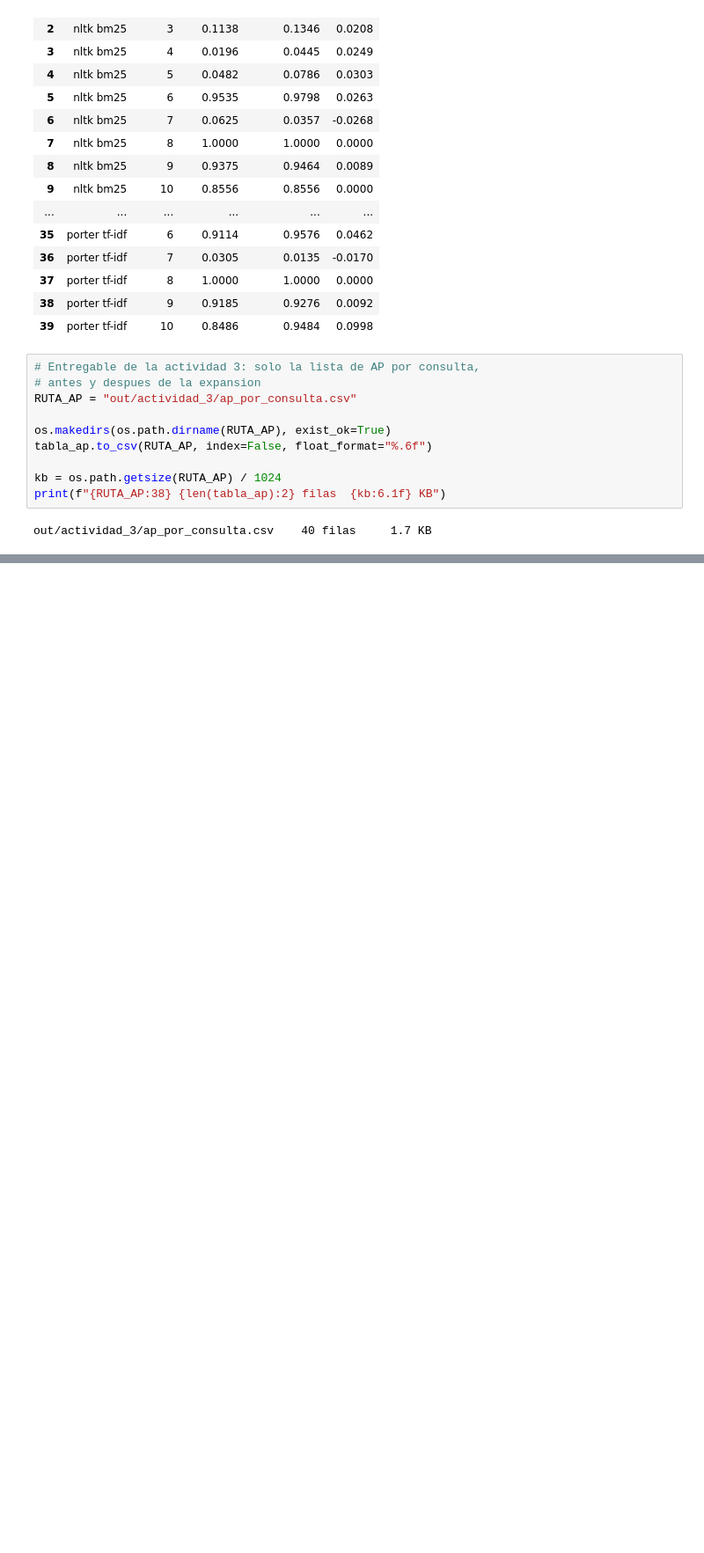
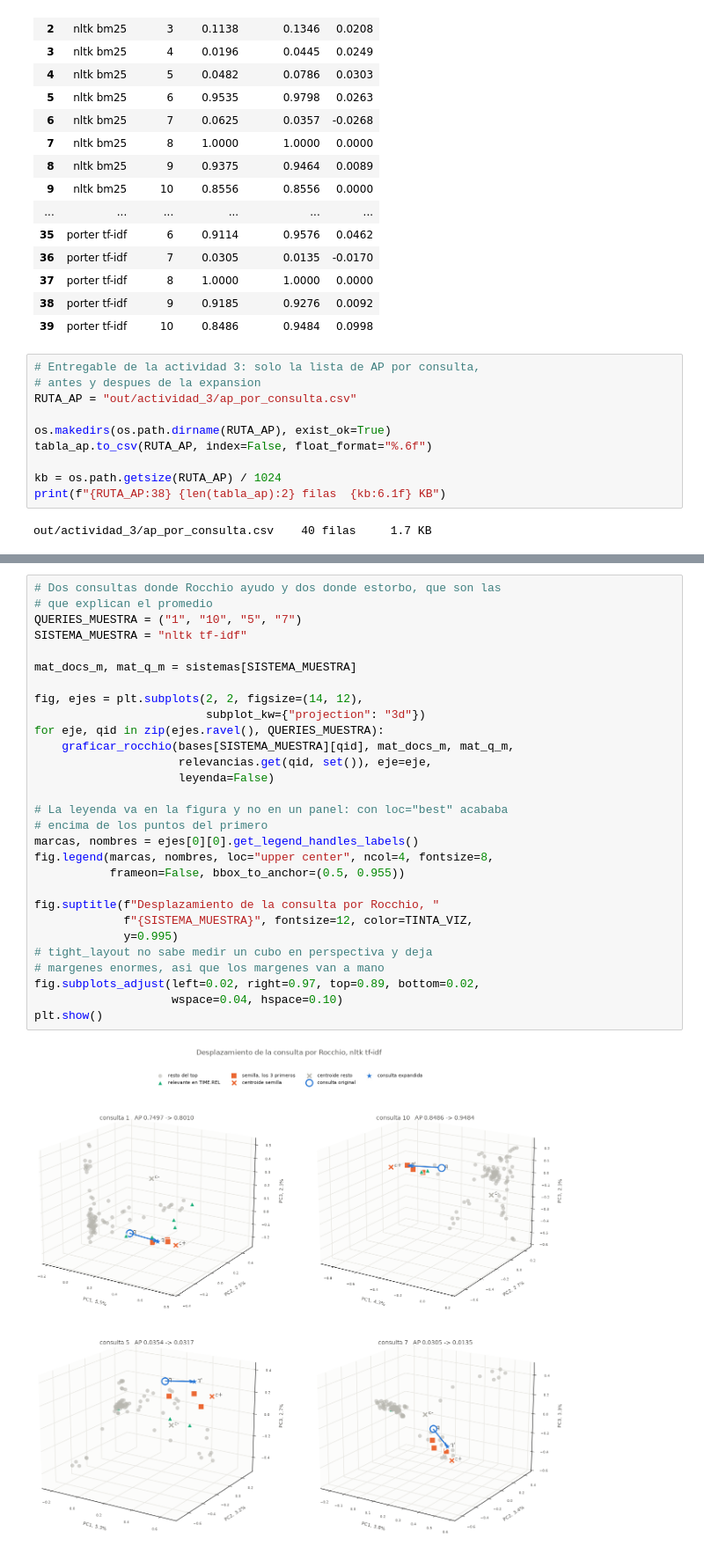
Before and after one commit to zxxz456/inaoe, a Jupyter notebook: fundamentos_aal/actividades/src/actividad.ipynb, the cells around one changed output, grey strips where cells are left out. Shown at 88% size. Cells and saved outputs as stored; diff of their text form; blank space fills up the shorter version.

```diff
--- a/fundamentos_aal/actividades/src/actividad.ipynb
+++ b/fundamentos_aal/actividades/src/actividad.ipynb
@@ -2448,0 +2679,31 @@ out/actividad_3/ap_por_consulta.csv    40 filas     1.7 KB
+# %%
+# Dos consultas donde Rocchio ayudo y dos donde estorbo, que son las
+# que explican el promedio
+QUERIES_MUESTRA = ("1", "10", "5", "7")
+SISTEMA_MUESTRA = "nltk tf-idf"
+
+mat_docs_m, mat_q_m = sistemas[SISTEMA_MUESTRA]
+
+fig, ejes = plt.subplots(2, 2, figsize=(14, 12),
+                         subplot_kw={"projection": "3d"})
+for eje, qid in zip(ejes.ravel(), QUERIES_MUESTRA):
+    graficar_rocchio(bases[SISTEMA_MUESTRA][qid], mat_docs_m, mat_q_m,
+                     relevancias.get(qid, set()), eje=eje,
+                     leyenda=False)
+
+# La leyenda va en la figura y no en un panel: con loc="best" acababa
+# encima de los puntos del primero
+marcas, nombres = ejes[0][0].get_legend_handles_labels()
+fig.legend(marcas, nombres, loc="upper center", ncol=4, fontsize=8,
+           frameon=False, bbox_to_anchor=(0.5, 0.955))
+
+fig.suptitle(f"Desplazamiento de la consulta por Rocchio, "
+             f"{SISTEMA_MUESTRA}", fontsize=12, color=TINTA_VIZ,
+             y=0.995)
+# tight_layout no sabe medir un cubo en perspectiva y deja
+# margenes enormes, asi que los margenes van a mano
+fig.subplots_adjust(left=0.02, right=0.97, top=0.89, bottom=0.02,
+                    wspace=0.04, hspace=0.10)
+plt.show()
+# %% [output]
+[figure, added]
```
Also changed, not shown: parts of 2 cells of this notebook.
